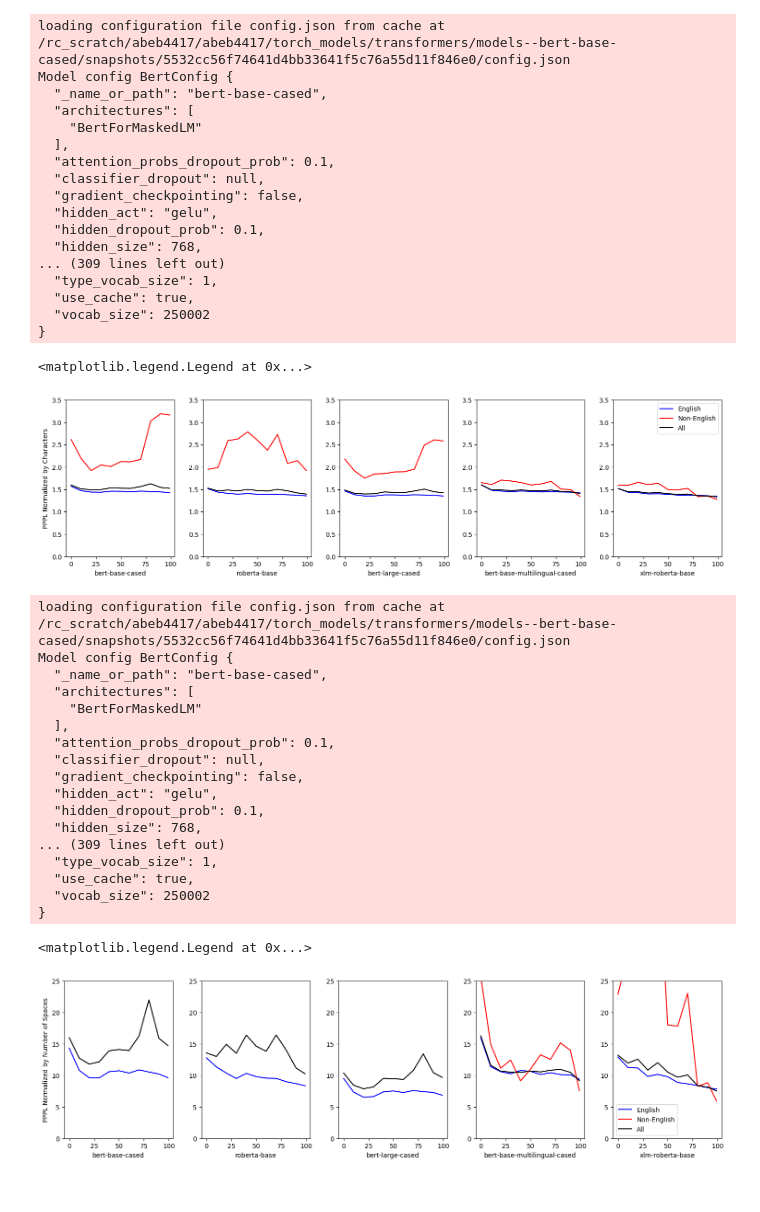
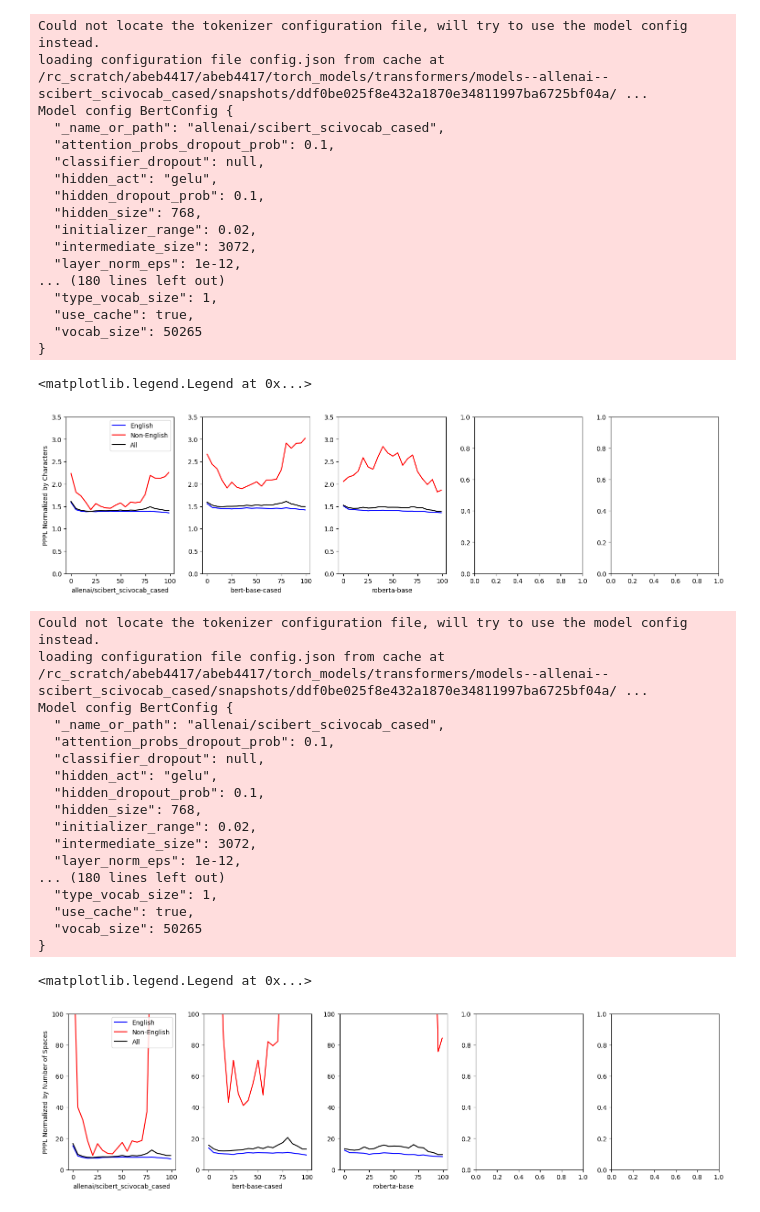
Before and after one commit to kwchurch/JSALT_Better_Together, a Jupyter notebook: lm_perplexity/vis/stratify_language.ipynb, the cells around one changed output. Saved outputs shown, nothing was run; the diff lists cells and outputs as text; code cells hidden in the pictures.

```diff
--- a/lm_perplexity/vis/stratify_language.ipynb
+++ b/lm_perplexity/vis/stratify_language.ipynb
@@ -32,15 +32,21 @@ berts = {
     'multilingual' : ['bert-base-multilingual-cased']
 }
 
+models = {
+    'every_5_5000' : ['allenai/scibert_scivocab_cased', 'bert-base-cased', 'roberta-base']
+}
+
+berts=models
+
 bert_dfs = get_dict_of_df(berts)
 bert_nps = get_dict_of_arrays(berts, fname_to_read='filtered_log_probs.npy', convert_for_plot=False)
 
-df = bert_dfs['bert-base-multilingual-cased']
-a = bert_nps['bert-base-multilingual-cased']
+df = bert_dfs['allenai/scibert_scivocab_cased']
+a = bert_nps['allenai/scibert_scivocab_cased']
 
 bins = df['bin'].unique()
 
-fig, ax = plt.subplots(len(bins), figsize=(30,20))
+fig, ax = plt.subplots(len(bins), figsize=(40,40))
 fig.tight_layout()
 
 for i, bin in zip(range(len(bins)), bins):
@@ -67,6 +73,11 @@ models = {
     'filter_newline' : ['bert-base-cased', 'roberta-base', 'bert-large-cased'],
     'multilingual' : ['bert-base-multilingual-cased', 'xlm-roberta-base']
 }
+
+models = {
+    'every_5_5000' : ['allenai/scibert_scivocab_cased', 'bert-base-cased', 'roberta-base']
+}
+
 
 model_dfs = get_dict_of_df(models)
 model_nps = get_dict_of_arrays(models, fname_to_read='filtered_log_probs.npy', convert_for_plot=False)
@@ -93,6 +104,6 @@ for i, (k,v) in enumerate(model_dfs.items()):
     ax[i].set_ylim(bottom=0.0, top=25.0)
     ax[i].set_xlabel(k)
 ax[0].set_ylabel('PPPL')
-ax[-1].legend()
+ax[0].legend()
 # %% [output]
 <matplotlib.legend.Legend at 0x...>
@@ -114,6 +125,11 @@ models = {
     'filter_newline' : ['bert-base-cased', 'roberta-base', 'bert-large-cased'],
     'multilingual' : ['bert-base-multilingual-cased', 'xlm-roberta-base']
 }
+
+models = {
+    'every_5_5000' : ['allenai/scibert_scivocab_cased', 'bert-base-cased', 'roberta-base']
+}
+
 
 model_dfs = get_dict_of_df(models)
 model_nps = get_dict_of_arrays(models, fname_to_read='filtered_log_probs.npy', convert_for_plot=False)
@@ -146,27 +162,27 @@ for i, (k,v) in enumerate(model_dfs.items()):
 
 
 ax[0].set_ylabel('PPPL Normalized by Characters')
-ax[-1].legend()
+ax[0].legend()
 # %% [output]
-loading configuration file config.json from cache at /rc_scratch/abeb4417/abeb4417/torch_models/transformers/models--bert-base-cased/snapshots/5532cc56f74641d4bb33641f5c76a55d11f846e0/config.json
+Could not locate the tokenizer configuration file, will try to use the model config instead.
+loading configuration file config.json from cache at /rc_scratch/abeb4417/abeb4417/torch_models/transformers/models--allenai--scibert_scivocab_cased/snapshots/ddf0be025f8e432a1870e34811997ba6725bf04a/ ...
 Model config BertConfig {
-  "_name_or_path": "bert-base-cased",
-  "architectures": [
-    "BertForMaskedLM"
-  ],
+  "_name_or_path": "allenai/scibert_scivocab_cased",
   "attention_probs_dropout_prob": 0.1,
   "classifier_dropout": null,
-  "gradient_checkpointing": false,
   "hidden_act": "gelu",
   "hidden_dropout_prob": 0.1,
   "hidden_size": 768,
-... (309 lines left out)
+  "initializer_range": 0.02,
+  "intermediate_size": 3072,
+  "layer_norm_eps": 1e-12,
+... (180 lines left out)
   "type_vocab_size": 1,
   "use_cache": true,
-  "vocab_size": 250002
+  "vocab_size": 50265
 }
 <matplotlib.legend.Legend at 0x...>
-[figure, old version]
+[figure, new version]
 # %%
 from transformers import AutoTokenizer
 
@@ -184,7 +200,9 @@ models = {
     'filter_newline' : ['bert-base-cased', 'roberta-base', 'bert-large-cased'],
     'multilingual' : ['bert-base-multilingual-cased', 'xlm-roberta-base']
 }
-
+models = {
+    'every_5_5000' : ['allenai/scibert_scivocab_cased', 'bert-base-cased', 'roberta-base']
+}
 model_dfs = get_dict_of_df(models)
 model_nps = get_dict_of_arrays(models, fname_to_read='filtered_log_probs.npy', convert_for_plot=False)
 
@@ -199,41 +217,41 @@ for i, (k,v) in enumerate(model_dfs.items()):
     non_english_ids = v[v['langdetect'] != 'en'][['bin', 'local_id', 'num_chars']]
     all_ids = v[['bin', 'local_id', 'num_chars']]
 
     for j, (id_set, name) in enumerate(zip([english_ids, non_english_ids, all_ids], ['English', 'Non-English', 'All'])):
 
         bins = id_set['bin'].unique()
         vals = np.zeros(bins.shape)
 
         for bin_idx, bin in enumerate(bins):
             local_ids = id_set[id_set['bin'] == bin]['local_id']
             num_chars = id_set[id_set['bin'] == bin]['num_chars']
             vals[bin_idx] = calculate_pppl_by_char(arr[bin, local_ids,:], num_chars)
 
         ax[i].plot(bins, vals, label=name, color=colors[j])
 
-    ax[i].set_ylim(bottom=0.0, top=25)
+    ax[i].set_ylim(bottom=0.0, top=100)
     ax[i].set_xlabel(k)
 
 
 ax[0].set_ylabel('PPPL Normalized by Number of Spaces')
-ax[-1].legend()
+ax[0].legend()
 # %% [output]
-loading configuration file config.json from cache at /rc_scratch/abeb4417/abeb4417/torch_models/transformers/models--bert-base-cased/snapshots/5532cc56f74641d4bb33641f5c76a55d11f846e0/config.json
+Could not locate the tokenizer configuration file, will try to use the model config instead.
+loading configuration file config.json from cache at /rc_scratch/abeb4417/abeb4417/torch_models/transformers/models--allenai--scibert_scivocab_cased/snapshots/ddf0be025f8e432a1870e34811997ba6725bf04a/ ...
 Model config BertConfig {
-  "_name_or_path": "bert-base-cased",
-  "architectures": [
-    "BertForMaskedLM"
-  ],
+  "_name_or_path": "allenai/scibert_scivocab_cased",
   "attention_probs_dropout_prob": 0.1,
   "classifier_dropout": null,
-  "gradient_checkpointing": false,
   "hidden_act": "gelu",
   "hidden_dropout_prob": 0.1,
   "hidden_size": 768,
-... (309 lines left out)
+  "initializer_range": 0.02,
+  "intermediate_size": 3072,
+  "layer_norm_eps": 1e-12,
+... (180 lines left out)
   "type_vocab_size": 1,
   "use_cache": true,
-  "vocab_size": 250002
+  "vocab_size": 50265
 }
 <matplotlib.legend.Legend at 0x...>
-[figure, old version]
+[figure, new version]
```
Also changed, not shown: parts of 2 cells of this notebook, 3 other files.
